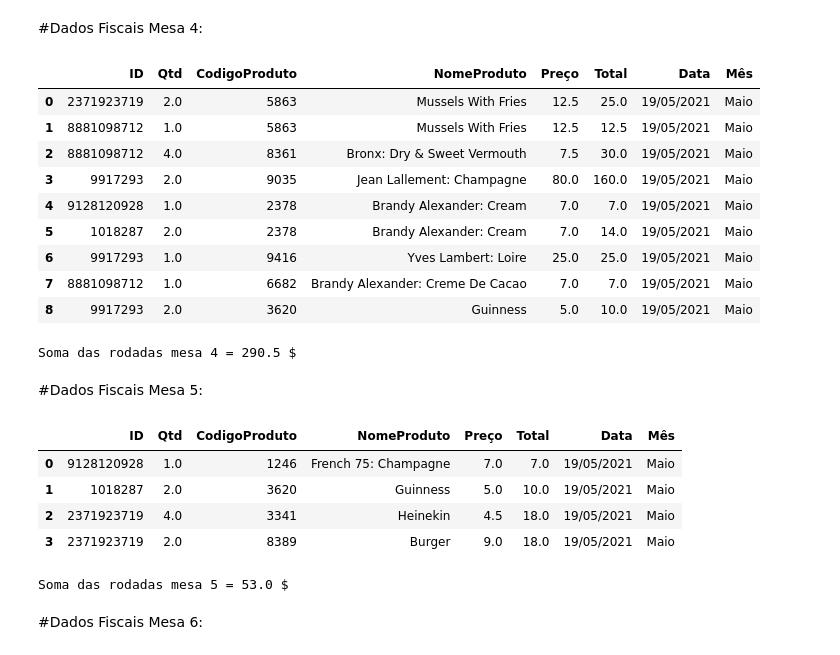
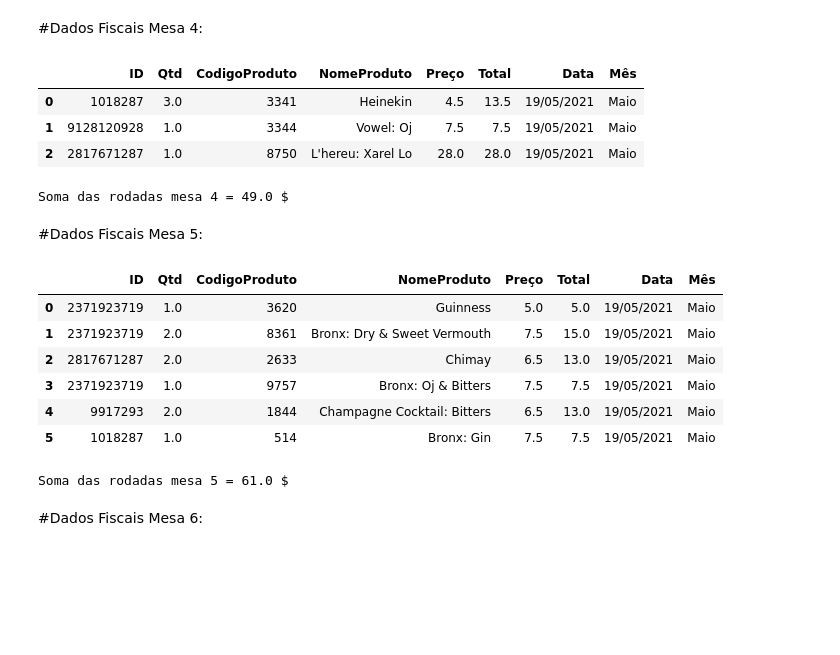
Before and after one commit to RFFSoftwareEngineering/DesafioDataAnalytics, a Jupyter notebook: DesafioFalqon.ipynb, the cells around one changed output. Drawn from its saved outputs; the diff is of its cells as text; code cells hidden in the pictures; blank space fills up the shorter version.

```diff
--- a/DesafioFalqon.ipynb
+++ b/DesafioFalqon.ipynb
@@ -345,33 +349,27 @@ PedidosM4 = pd.read_csv(urlMesa4)
 display(PedidosM4)
 # %%
 
-PedidosM4Arrumado = PedidosM4["9128120928\t4\t8658"].str.split("\t", 2, expand = True)
+PedidosM4Arrumado = PedidosM4["9917293\t1\t831"].str.split("\t", 2, expand = True)
 
 PedidosM4Arrumado.columns = ['ID', 'Qtd', 'CodigoProduto']
 
 NFMesa4 = pd.merge(PedidosM4Arrumado, CardapioArrumado[["CodigoProduto", "NomeProduto", "Preço"]], on = "CodigoProduto")
 
 NFMesa4["Qtd"] = NFMesa4["Qtd"].astype(float)
 NFMesa4["Preço"] = NFMesa4["Preço"].astype(float)
 dadosNFMesa4 = NFMesa4.assign(Total = NFMesa4.Qtd * NFMesa4.Preço)
 dadosNFMesa4["Data"] = "19/05/2021"
 dadosNFMesa4["Mês"] = "Maio"
 display(dadosNFMesa4)
 
 SomadasRodadasM4 = dadosNFMesa4.Total.sum()
 print("Soma das rodadas mesa 4 =", SomadasRodadasM4,"$")
 # %% [output]
 |  | ID | Qtd | CodigoProduto | NomeProduto | Preço | Total | Data | Mês |
-| 0 | 2371923719 | 2.0 | 5863 | Mussels With Fries | 12.5 | 25.0 | 19/05/2021 | Maio |
-| 1 | 8881098712 | 1.0 | 5863 | Mussels With Fries | 12.5 | 12.5 | 19/05/2021 | Maio |
-| 2 | 8881098712 | 4.0 | 8361 | Bronx: Dry & Sweet Vermouth | 7.5 | 30.0 | 19/05/2021 | Maio |
-| 3 | 9917293 | 2.0 | 9035 | Jean Lallement: Champagne | 80.0 | 160.0 | 19/05/2021 | Maio |
-| 4 | 9128120928 | 1.0 | 2378 | Brandy Alexander: Cream | 7.0 | 7.0 | 19/05/2021 | Maio |
-| 5 | 1018287 | 2.0 | 2378 | Brandy Alexander: Cream | 7.0 | 14.0 | 19/05/2021 | Maio |
-| 6 | 9917293 | 1.0 | 9416 | Yves Lambert: Loire | 25.0 | 25.0 | 19/05/2021 | Maio |
-| 7 | 8881098712 | 1.0 | 6682 | Brandy Alexander: Creme De Cacao | 7.0 | 7.0 | 19/05/2021 | Maio |
-| 8 | 9917293 | 2.0 | 3620 | Guinness | 5.0 | 10.0 | 19/05/2021 | Maio |
+| 0 | 1018287 | 3.0 | 3341 | Heinekin | 4.5 | 13.5 | 19/05/2021 | Maio |
+| 1 | 9128120928 | 1.0 | 3344 | Vowel: Oj | 7.5 | 7.5 | 19/05/2021 | Maio |
+| 2 | 2817671287 | 1.0 | 8750 | L'hereu: Xarel Lo | 28.0 | 28.0 | 19/05/2021 | Maio |
-Soma das rodadas mesa 4 = 290.5 $
+Soma das rodadas mesa 4 = 49.0 $
 # %% [markdown]
 #Dados Fiscais Mesa 5:
 # %%
@@ -381,7 +379,7 @@ PedidosM5 = pd.read_csv(urlMesa5)
 display(PedidosM5)
 # %%
 
-PedidosM5Arrumado = PedidosM5["9917293\t2\t9039"].str.split("\t", 2, expand = True)
+PedidosM5Arrumado = PedidosM5["2371923719\t2\t5018"].str.split("\t", 2, expand = True)
 
 PedidosM5Arrumado.columns = ['ID', 'Qtd', 'CodigoProduto']
 
@@ -398,11 +396,13 @@ SomadasRodadasM5 = dadosNFMesa5.Total.sum()
 print("Soma das rodadas mesa 5 =", SomadasRodadasM5,"$")
 # %% [output]
 |  | ID | Qtd | CodigoProduto | NomeProduto | Preço | Total | Data | Mês |
-| 0 | 9128120928 | 1.0 | 1246 | French 75: Champagne | 7.0 | 7.0 | 19/05/2021 | Maio |
-| 1 | 1018287 | 2.0 | 3620 | Guinness | 5.0 | 10.0 | 19/05/2021 | Maio |
-| 2 | 2371923719 | 4.0 | 3341 | Heinekin | 4.5 | 18.0 | 19/05/2021 | Maio |
-| 3 | 2371923719 | 2.0 | 8389 | Burger | 9.0 | 18.0 | 19/05/2021 | Maio |
+| 0 | 2371923719 | 1.0 | 3620 | Guinness | 5.0 | 5.0 | 19/05/2021 | Maio |
+| 1 | 2371923719 | 2.0 | 8361 | Bronx: Dry & Sweet Vermouth | 7.5 | 15.0 | 19/05/2021 | Maio |
+| 2 | 2817671287 | 2.0 | 2633 | Chimay | 6.5 | 13.0 | 19/05/2021 | Maio |
+| 3 | 2371923719 | 1.0 | 9757 | Bronx: Oj & Bitters | 7.5 | 7.5 | 19/05/2021 | Maio |
+| 4 | 9917293 | 2.0 | 1844 | Champagne Cocktail: Bitters | 6.5 | 13.0 | 19/05/2021 | Maio |
+| 5 | 1018287 | 1.0 | 514 | Bronx: Gin | 7.5 | 7.5 | 19/05/2021 | Maio |
-Soma das rodadas mesa 5 = 53.0 $
+Soma das rodadas mesa 5 = 61.0 $
 # %% [markdown]
 #Dados Fiscais Mesa 6:
 # %%
```
Also changed, not shown: parts of 50 cells of this notebook.
